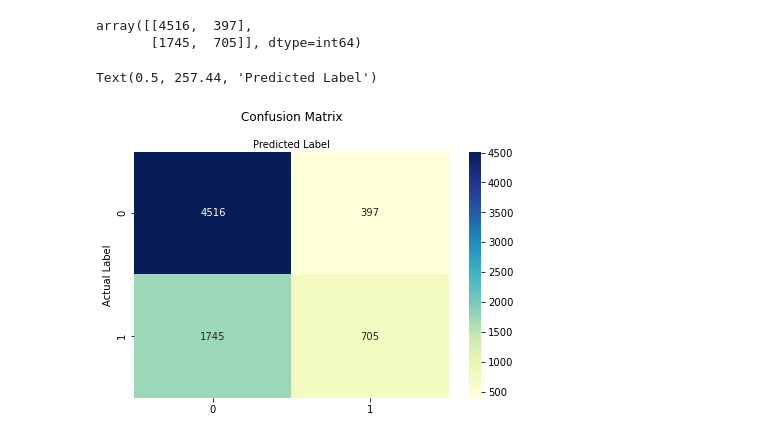
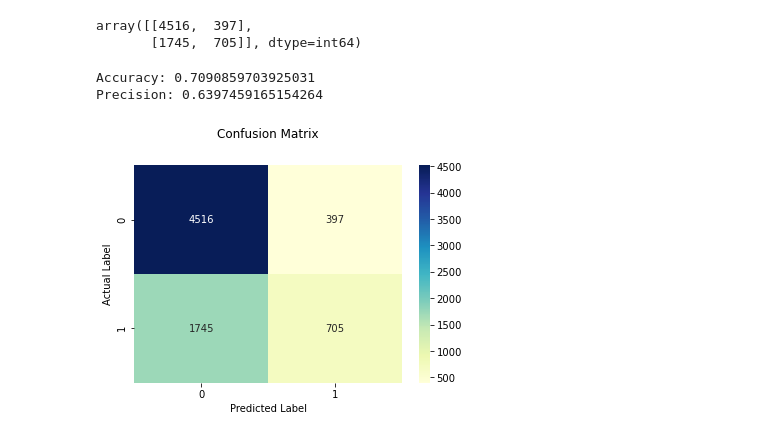
Before and after one commit to Michael-Kneale/Data-Analysis-Portfolio, a Jupyter notebook: Portfolio 3.ipynb, the cells around one changed output. Cells and saved outputs as stored; diff of their text form; code cells hidden in the pictures.

```diff
--- a/Portfolio 3.ipynb
+++ b/Portfolio 3.ipynb
@@ -71,18 +71,19 @@ array([[4516,  397],
        [1745,  705]], dtype=int64)
 # %%
 #Visualise data
-class_names=[0,1]
+class_names = [0,1]
 fig, ax = plt.subplots()
 tick_marks = np.arange(len(class_names))
 plt.xticks(tick_marks, class_names)
 plt.yticks(tick_marks, class_names)
 
-sns.heatmap(pd.DataFrame(conf_matrix), annot=True, cmap="YlGnBu" ,fmt='g')
-ax.xaxis.set_label_position("top")
-plt.tight_layout()
-plt.title('Confusion Matrix', y=1.1)
-plt.ylabel('Actual Label')
-plt.xlabel('Predicted Label')
+sns.heatmap(pd.DataFrame(conf_matrix), annot = True, cmap = "YlGnBu", fmt = "g")
+plt.title("Confusion Matrix", y = 1.1)
+plt.ylabel("Actual Label")
+plt.xlabel("Predicted Label")
+print("Accuracy:", metrics.accuracy_score(Y_test, Y_pred))
+print("Precision:", metrics.precision_score(Y_test, Y_pred))
 # %% [output]
-Text(0.5, 257.44, 'Predicted Label')
+Accuracy: 0.7090859703925031
+Precision: 0.6397459165154264
-[figure, old version]
+[figure, new version]
```
Also changed, not shown: parts of 2 cells of this notebook, 1 other file.
